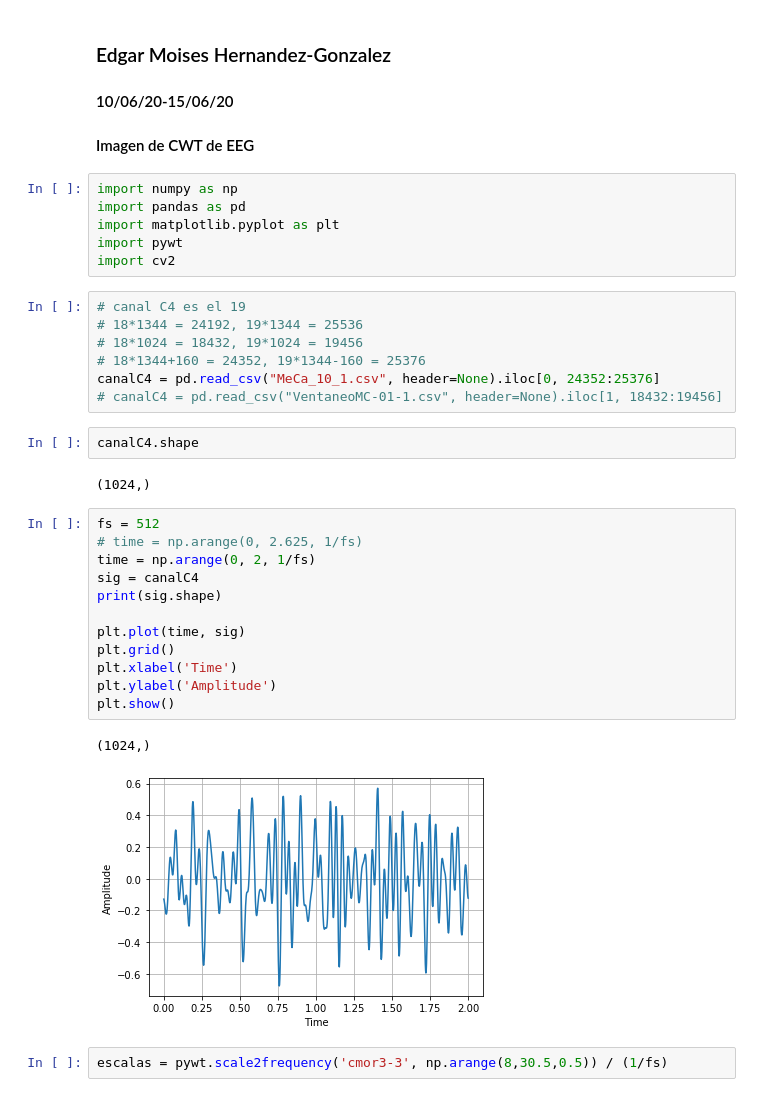
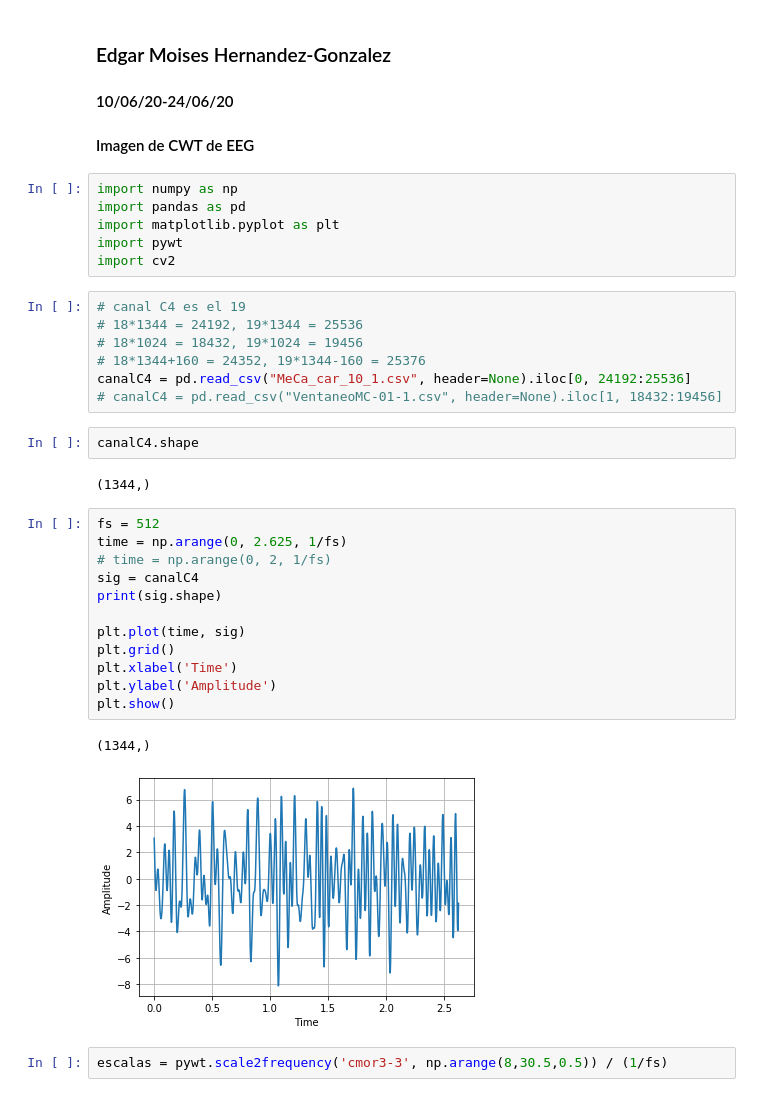
Before and after one commit to EdgarMoyete/Espectros, a Jupyter notebook: EscalogramaImgCWTMeCa.ipynb, the cells around one changed output. Cells and saved outputs as stored; diff of their text form.

```diff
--- a/EscalogramaImgCWTMeCa.ipynb
+++ b/EscalogramaImgCWTMeCa.ipynb
@@ -1,6 +1,6 @@
 # %% [markdown]
 ### Edgar Moises Hernandez-Gonzalez
-#### 10/06/20-15/06/20
+#### 10/06/20-24/06/20
 #### Imagen de CWT de EEG
 # %%
 import numpy as np
@@ -13,26 +13,26 @@ import cv2
 # 18*1344 = 24192, 19*1344 = 25536
 # 18*1024 = 18432, 19*1024 = 19456
 # 18*1344+160 = 24352, 19*1344-160 = 25376
-canalC4 = pd.read_csv("MeCa_10_1.csv", header=None).iloc[0, 24352:25376]
+canalC4 = pd.read_csv("MeCa_car_10_1.csv", header=None).iloc[0, 24192:25536]
 # canalC4 = pd.read_csv("VentaneoMC-01-1.csv", header=None).iloc[1, 18432:19456]
 # %%
 canalC4.shape
 # %% [output]
-(1024,)
+(1344,)
 # %%
 fs = 512
-# time = np.arange(0, 2.625, 1/fs)
-time = np.arange(0, 2, 1/fs)
+time = np.arange(0, 2.625, 1/fs)
+# time = np.arange(0, 2, 1/fs)
 sig = canalC4
 print(sig.shape)
 
 plt.plot(time, sig)
 plt.grid()
 plt.xlabel('Time')
 plt.ylabel('Amplitude')
 plt.show()
 # %% [output]
-(1024,)
+(1344,)
-[figure, old version]
+[figure, new version]
 # %%
 escalas = pywt.scale2frequency('cmor3-3', np.arange(8,30.5,0.5)) / (1/fs)
```
Also changed, not shown: parts of 4 cells of this notebook, 1 other file.
